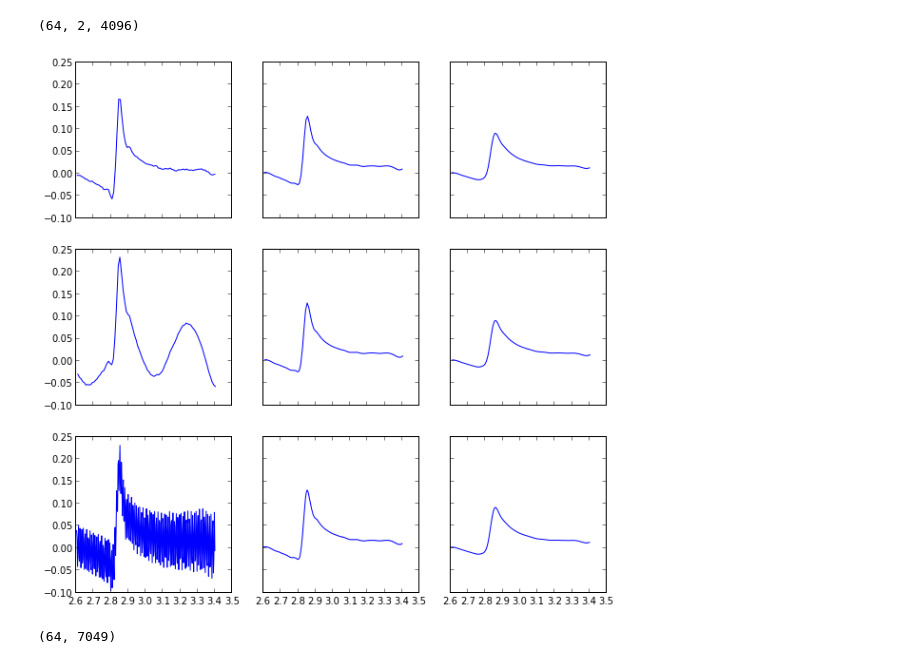
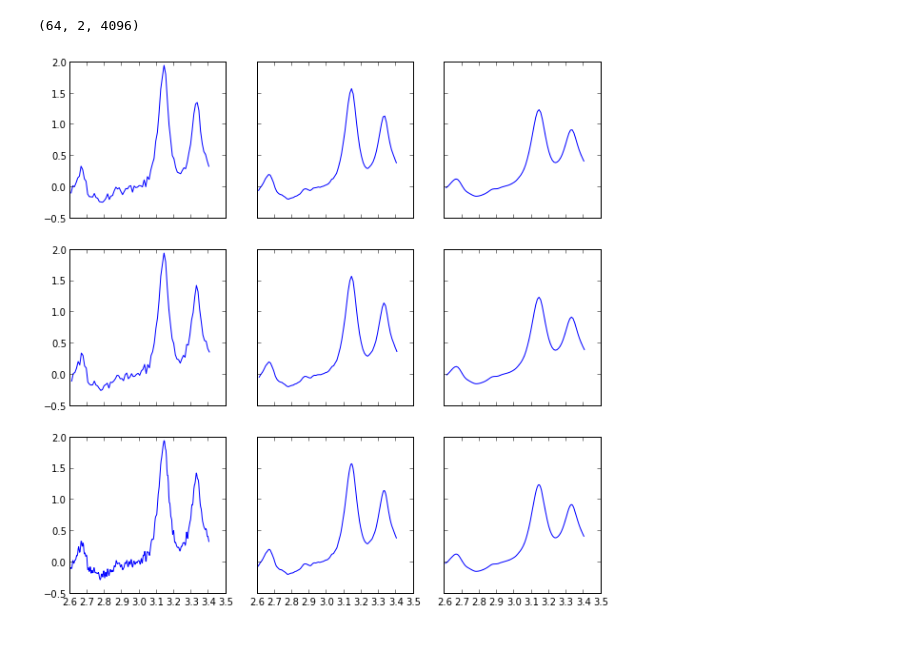
Before and after one commit to cni/MRS, a Jupyter notebook: ipynb/fit_lorentzian.ipynb, the cells around one changed output. Drawn from its saved outputs; the diff is of its cells as text; code cells hidden in the pictures.

Commit message:
More work on phase correction. Seems to work now.
Also - implemeneted correction fo the water amplitude. Works well within
frequency band below 4.5 ppm (over which there is some over-correction).

```diff
--- a/ipynb/fit_lorentzian.ipynb
+++ b/ipynb/fit_lorentzian.ipynb
@@ -10,8 +10,8 @@ import MRS.files as io
 import nitime as nt
 import os
 # %%
-data_path = '/Users/arokem/projects/GABA_data/3763/'
-file_name = data_path + 'P36352.7'
+data_path = '/Users/arokem/projects/GABA_data/4579/'
+file_name = data_path + 'P56320.7'
 # %%
 d = io.get_data(file_name)
 # %%
@@ -24,27 +24,27 @@ w_sig, w_supp_sig = ana.coil_combine(d)
 w_supp_sig.shape
 # %% [output]
 (64, 2, 4096)
+# %%
+sig = ana.subtract_water(w_sig, w_supp_sig)
 # %%
 zerofill = [0, 100, 10000]
 lbr = [0, 2, 5]
 
 fig, ax = plt.subplots(len(zerofill), len(lbr), sharex=True, sharey=True)
 
+
+
 for zz, zf in enumerate(zerofill):
     for ll, lb in enumerate(lbr):
-        f, s = ana.get_spectra(w_supp_sig, line_broadening=lb, zerofill=zf)
+        f, s = ana.get_spectra(sig, line_broadening=lb, zerofill=zf, filt_method=None)
         f_ppm = utils.freq_to_ppm(f)
         idx = utils.ppm_idx(f_ppm, 2.6, 3.4)
         ax[zz, ll].plot(f_ppm[idx], np.mean(s[:,0] + s[:,1], 0)[idx])
         #ax[zz, ll].plot(f_ppm[idx], np.mean(s[:,1],0)[idx])
         #ax[zz, ll].plot(f_ppm[idx], np.mean(s[:,1] - s[:,0], 0)[idx])
 
 
 fig.set_size_inches([10,10])
 # %% [output]
-[figure, old version]
+[figure, new version]
-# %%
-s[:,0].shape
-# %% [output]
-(64, 7049)
 # %%
```
Also changed, not shown: parts of 12 cells of this notebook, 1 other file.
